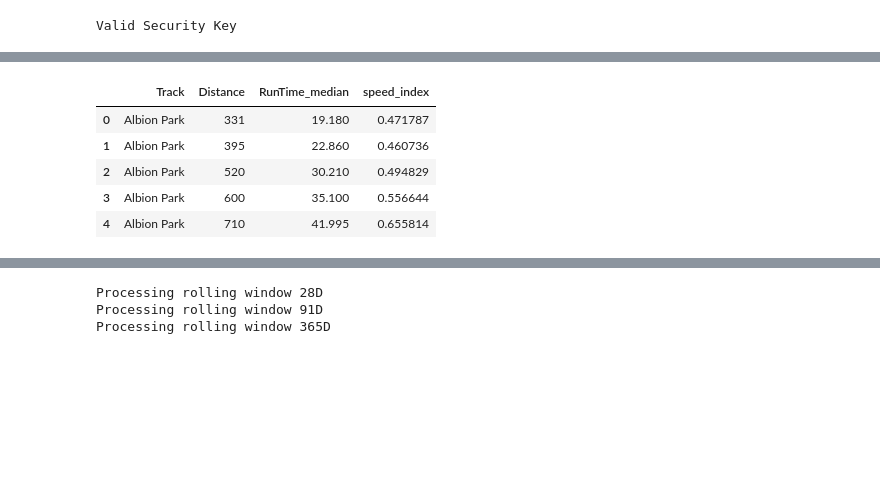
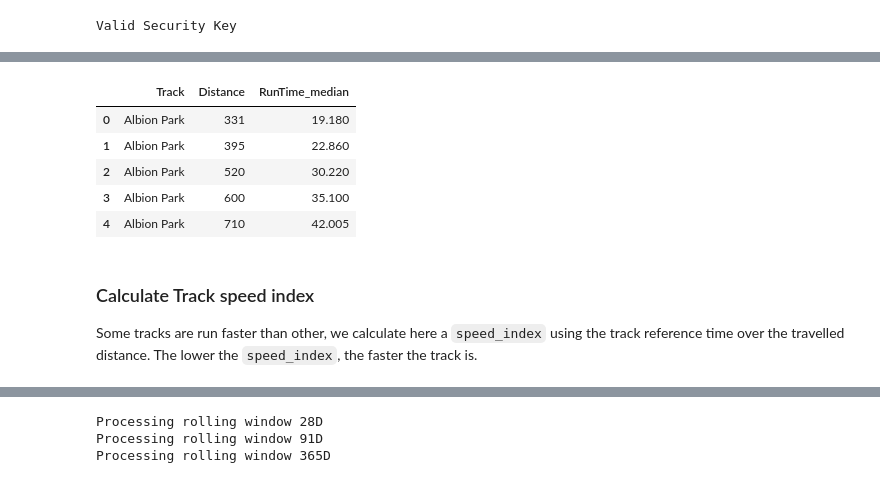
Before and after one commit to BrunoChauvet/greyhound-modelling, a Jupyter notebook: notebook/logistic_regression.ipynb, the cells around one changed output, grey strips where cells are left out. Cells and saved outputs as stored; diff of their text form; code cells hidden in the pictures; blank space fills up the shorter version.

```diff
--- a/notebook/logistic_regression.ipynb
+++ b/notebook/logistic_regression.ipynb
@@ -32,6 +50,7 @@ True
 # %%
 # Validate FastTrack API connection
-client = ft.Fasttrack(os.getenv('FAST_TRACK_API_KEY'))
+api_key = os.getenv('FAST_TRACK_API_KEY', '<REPLACE WITH YOUR KEY>')
+client = ft.Fasttrack(api_key)
 track_codes = client.listTracks()
 # %% [output]
 Valid Security Key
@@ -127,18 +200,17 @@ dog_results['RunSpeed_norm'] = MinMaxScaler().fit_transform(dog_results[['RunTim
 # %%
 # Calculate median winner time per track/distance
 win_results = dog_results[dog_results['win'] == 1]
 median_win_time = pd.DataFrame(data=win_results[win_results['RunTime'] > 0].groupby(['Track', 'Distance'])['RunTime'].median()).rename(columns={"RunTime": "RunTime_median"}).reset_index()
 median_win_split_time = pd.DataFrame(data=win_results[win_results['SplitMargin'] > 0].groupby(['Track', 'Distance'])['SplitMargin'].median()).rename(columns={"SplitMargin": "SplitMargin_median"}).reset_index()
-
-# Calculate track speed index
-median_win_time['speed_index'] = (median_win_time['RunTime_median'] / median_win_time['Distance'])
-median_win_time['speed_index'] = MinMaxScaler().fit_transform(median_win_time[['speed_index']])
-
-display(median_win_time.head())
+median_win_time.head()
 # %% [output]
-|  | Track | Distance | RunTime_median | speed_index |
-| 0 | Albion Park | 331 | 19.180 | 0.471787 |
-| 1 | Albion Park | 395 | 22.860 | 0.460736 |
-| 2 | Albion Park | 520 | 30.210 | 0.494829 |
-| 3 | Albion Park | 600 | 35.100 | 0.556644 |
-| 4 | Albion Park | 710 | 41.995 | 0.655814 |
+|  | Track | Distance | RunTime_median |
+| 0 | Albion Park | 331 | 19.180 |
+| 1 | Albion Park | 395 | 22.860 |
+| 2 | Albion Park | 520 | 30.220 |
+| 3 | Albion Park | 600 | 35.100 |
+| 4 | Albion Park | 710 | 42.005 |
+# %% [markdown]
+### Calculate Track speed index
+
+Some tracks are run faster than other, we calculate here a `speed_index` using the track reference time over the travelled distance. The lower the `speed_index`, the faster the track is.
```
Also changed, not shown: parts of 33 cells of this notebook, 3 other files.
